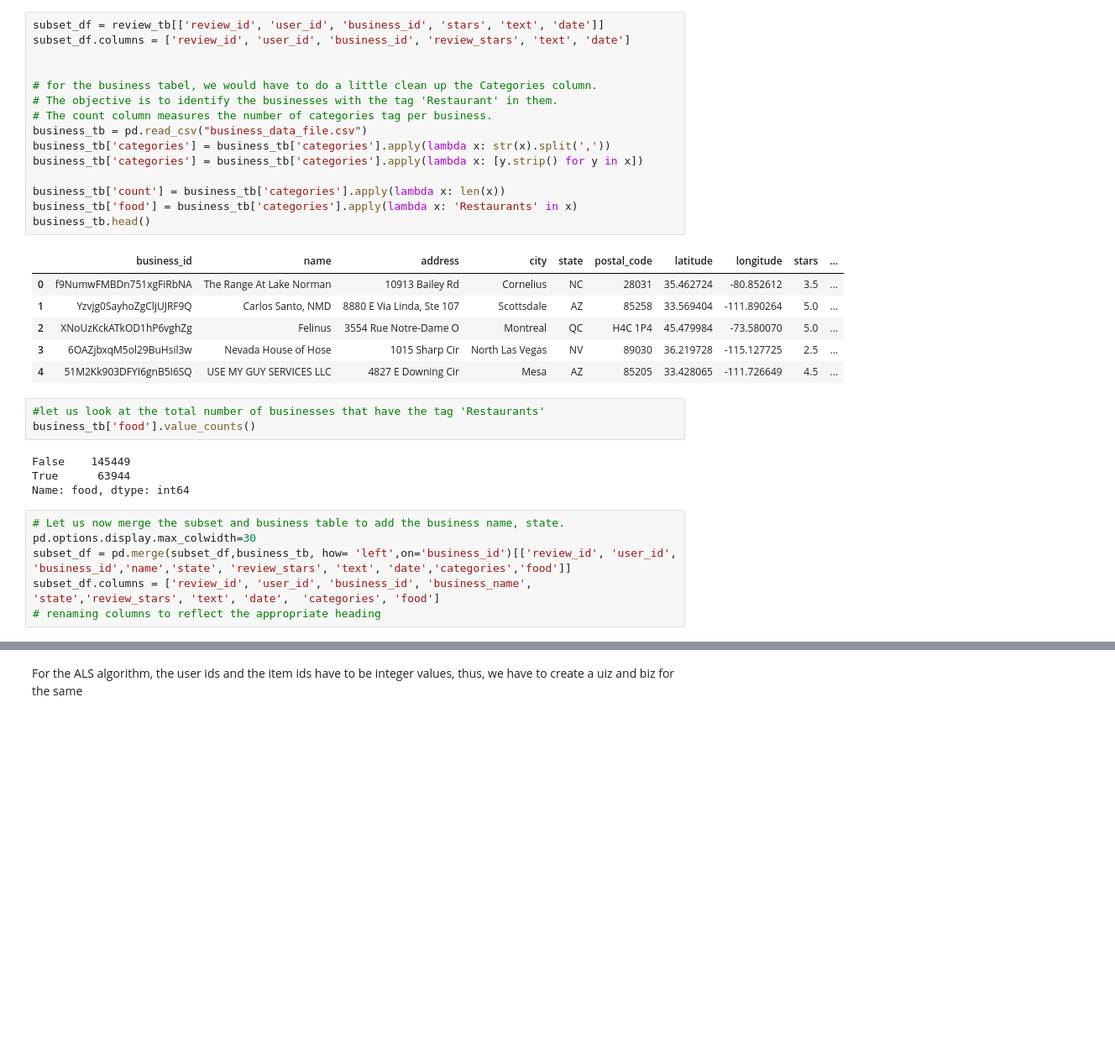
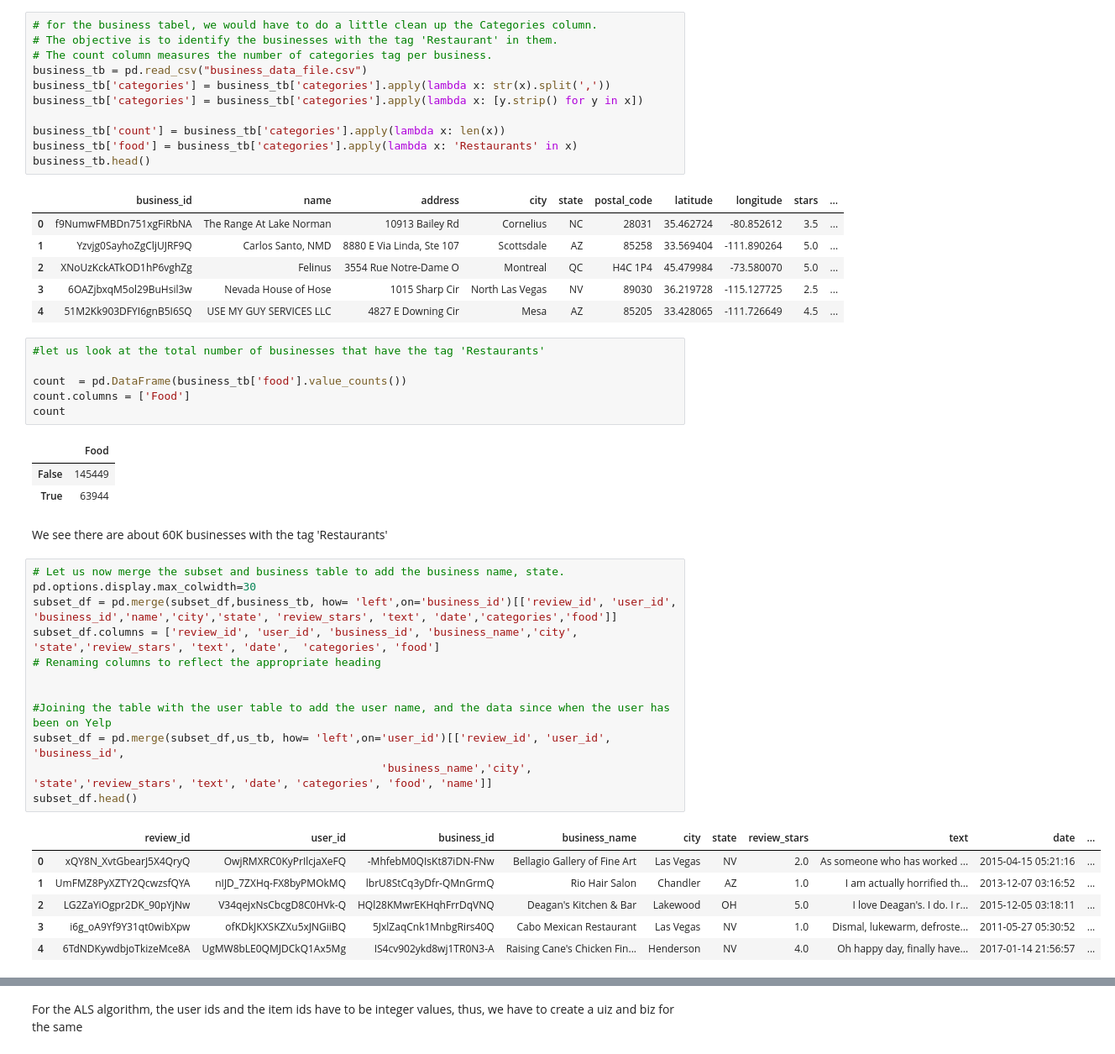
Before and after one commit to RajshreeM29/Restaurant-Recommender, a Jupyter notebook: Restaurant_Recommender.ipynb, the cells around one changed output, grey strips where cells are left out. Shown at 84% size. Drawn from its saved outputs; the diff is of its cells as text; blank space fills up the shorter version.

```diff
--- a/Restaurant_Recommender.ipynb
+++ b/Restaurant_Recommender.ipynb
@@ -164,8 +197,4 @@ subset_df.head()
 # %%
-subset_df = review_tb[['review_id', 'user_id', 'business_id', 'stars', 'text', 'date']]
-subset_df.columns = ['review_id', 'user_id', 'business_id', 'review_stars', 'text', 'date']
-
-
 # for the business tabel, we would have to do a little clean up the Categories column.
 # The objective is to identify the businesses with the tag 'Restaurant' in them.
 # The count column measures the number of categories tag per business.
@@ -185,14 +214,32 @@ business_tb.head()
 | 4 | 51M2Kk903DFYI6gnB5I6SQ | USE MY GUY SERVICES LLC | 4827 E Downing Cir | Mesa | AZ | 85205 | 33.428065 | -111.726649 | 4.5 | ... |
 # %%
 #let us look at the total number of businesses that have the tag 'Restaurants'
-business_tb['food'].value_counts()
+
+count  = pd.DataFrame(business_tb['food'].value_counts())
+count.columns = ['Food']
+count
 # %% [output]
-False    145449
-True      63944
-Name: food, dtype: int64
+|  | Food |
+| False | 145449 |
+| True | 63944 |
+# %% [markdown]
+We see there are about 60K businesses with the tag 'Restaurants'
 # %%
 # Let us now merge the subset and business table to add the business name, state.
 pd.options.display.max_colwidth=30
-subset_df = pd.merge(subset_df,business_tb, how= 'left',on='business_id')[['review_id', 'user_id', 'business_id','name','state', 'review_stars', 'text', 'date','categories','food']]
-subset_df.columns = ['review_id', 'user_id', 'business_id', 'business_name', 'state','review_stars', 'text', 'date',  'categories', 'food']
-# renaming columns to reflect the appropriate heading
+subset_df = pd.merge(subset_df,business_tb, how= 'left',on='business_id')[['review_id', 'user_id', 'business_id','name','city','state', 'review_stars', 'text', 'date','categories','food']]
+subset_df.columns = ['review_id', 'user_id', 'business_id', 'business_name','city', 'state','review_stars', 'text', 'date',  'categories', 'food']
+# Renaming columns to reflect the appropriate heading
+
+
+#Joining the table with the user table to add the user name, and the data since when the user has been on Yelp
+subset_df = pd.merge(subset_df,us_tb, how= 'left',on='user_id')[['review_id', 'user_id', 'business_id',
+                                                     'business_name','city', 'state','review_stars', 'text', 'date', 'categories', 'food', 'name']]
+subset_df.head()
+# %% [output]
+|  | review_id | user_id | business_id | business_name | city | state | review_stars | text | date | ... |
+| 0 | xQY8N_XvtGbearJ5X4QryQ | OwjRMXRC0KyPrIlcjaXeFQ | -MhfebM0QIsKt87iDN-FNw | Bellagio Gallery of Fine Art | Las Vegas | NV | 2.0 | As someone who has worked ... | 2015-04-15 05:21:16 | ... |
+| 1 | UmFMZ8PyXZTY2QcwzsfQYA | nIJD_7ZXHq-FX8byPMOkMQ | lbrU8StCq3yDfr-QMnGrmQ | Rio Hair Salon | Chandler | AZ | 1.0 | I am actually horrified th... | 2013-12-07 03:16:52 | ... |
+| 2 | LG2ZaYiOgpr2DK_90pYjNw | V34qejxNsCbcgD8C0HVk-Q | HQl28KMwrEKHqhFrrDqVNQ | Deagan's Kitchen & Bar | Lakewood | OH | 5.0 | I love Deagan's. I do. I r... | 2015-12-05 03:18:11 | ... |
+| 3 | i6g_oA9Yf9Y31qt0wibXpw | ofKDkJKXSKZXu5xJNGiiBQ | 5JxlZaqCnk1MnbgRirs40Q | Cabo Mexican Restaurant | Las Vegas | NV | 1.0 | Dismal, lukewarm, defroste... | 2011-05-27 05:30:52 | ... |
+| 4 | 6TdNDKywdbjoTkizeMce8A | UgMW8bLE0QMJDCkQ1Ax5Mg | IS4cv902ykd8wj1TR0N3-A | Raising Cane's Chicken Fin... | Henderson | NV | 4.0 | Oh happy day, finally have... | 2017-01-14 21:56:57 | ... |
```
Also changed, not shown: parts of 70 cells of this notebook.
